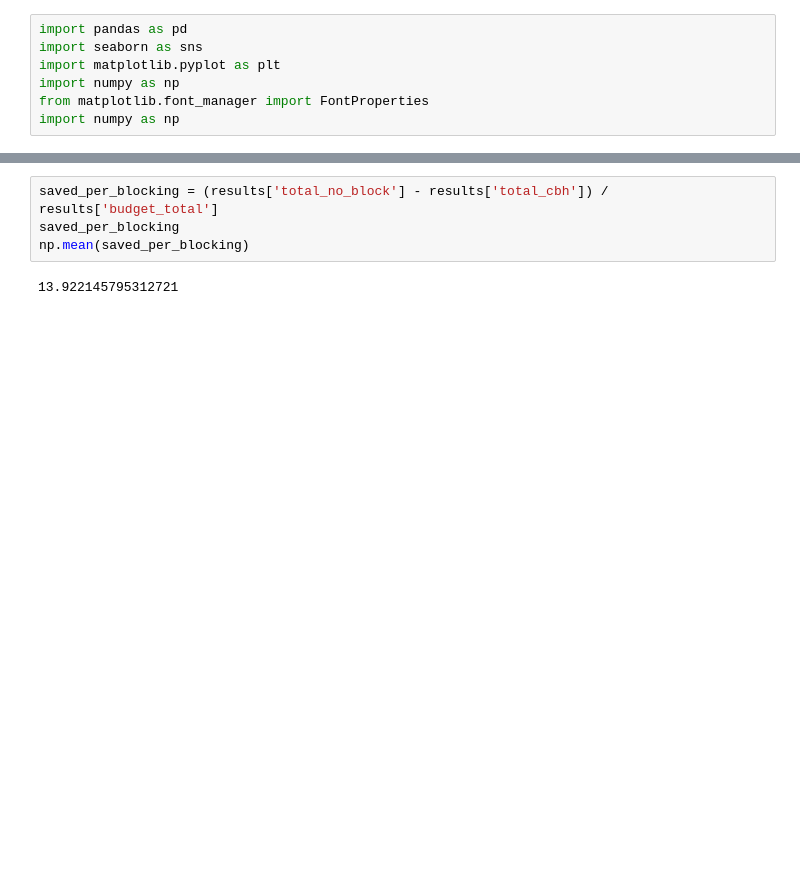
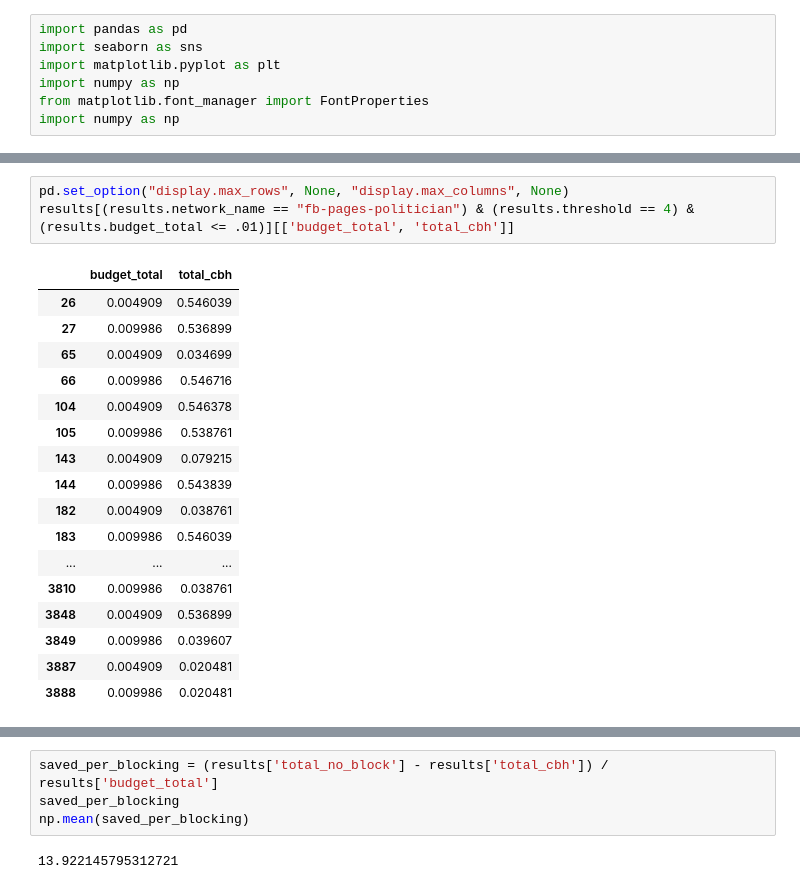
Before and after one commit to hcars/threshold_simulations_refactored, a Jupyter notebook: complex_net_proposal/experiment_results/analysis.ipynb, the cells around one changed output, grey strips where cells are left out. Saved outputs shown, nothing was run; the diff lists cells and outputs as text; blank space fills up the shorter version.

```diff
--- a/complex_net_proposal/experiment_results/analysis.ipynb
+++ b/complex_net_proposal/experiment_results/analysis.ipynb
@@ -38,3 +64,24 @@ for i in range(results.shape[0]):
+# %%
+pd.set_option("display.max_rows", None, "display.max_columns", None)
+results[(results.network_name == "fb-pages-politician") & (results.threshold == 4) & (results.budget_total <= .01)][['budget_total', 'total_cbh']]
+# %% [output]
+|  | budget_total | total_cbh |
+| 26 | 0.004909 | 0.546039 |
+| 27 | 0.009986 | 0.536899 |
+| 65 | 0.004909 | 0.034699 |
+| 66 | 0.009986 | 0.546716 |
+| 104 | 0.004909 | 0.546378 |
+| 105 | 0.009986 | 0.538761 |
+| 143 | 0.004909 | 0.079215 |
+| 144 | 0.009986 | 0.543839 |
+| 182 | 0.004909 | 0.038761 |
+| 183 | 0.009986 | 0.546039 |
+| ... | ... | ... |
+| 3810 | 0.009986 | 0.038761 |
+| 3848 | 0.004909 | 0.536899 |
+| 3849 | 0.009986 | 0.039607 |
+| 3887 | 0.004909 | 0.020481 |
+| 3888 | 0.009986 | 0.020481 |
 # %%
 
 
```
Also changed, not shown: parts of 5 cells of this notebook, 7 other files.
